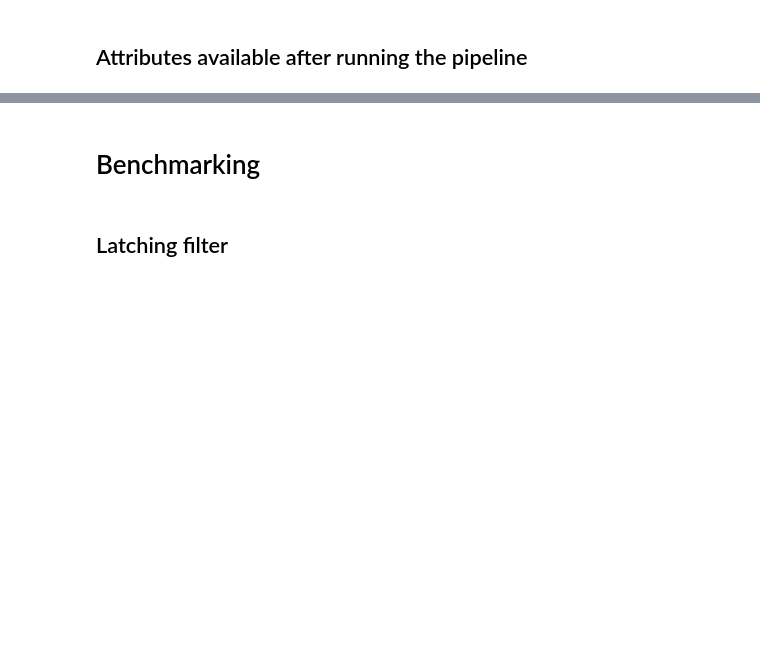
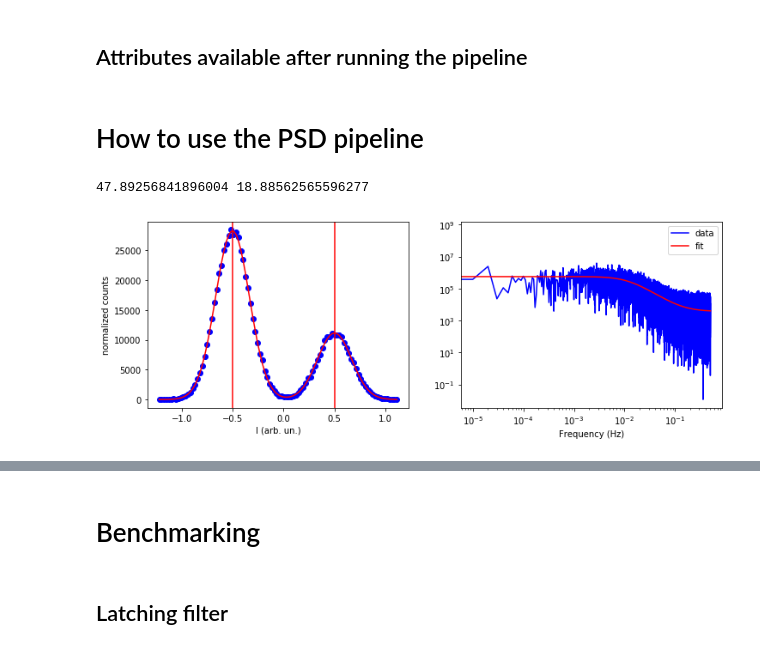
Before and after one commit to lukassplitthoff/cqed, a Jupyter notebook: templates/QuantumJumps_analysis.ipynb, the cells around one changed output, grey strips where cells are left out. Cells and saved outputs as stored; diff of their text form; code cells hidden in the pictures; blank space fills up the shorter version.

```diff
--- a/templates/QuantumJumps_analysis.ipynb
+++ b/templates/QuantumJumps_analysis.ipynb
@@ -142,3 +155,15 @@ qj.plot_analysis()
 ####
 # qj.rate_lh
 # qj.rate_hl
+# %% [markdown]
+# How to use the PSD pipeline
+# %%
+# do the PSD analysis
+qj.psd_pipeline()
+# plot the fit and processed data
+qj.plot_psd_analysis()
+# the rates rescaled to seconds are available via these attributes
+print(1./qj.rate_hl_psd, 1./qj.rate_lh_psd)
+# %% [output]
+47.89256841896004 18.88562565596277
+[figure, added]
```
Also changed, not shown: parts of 12 cells of this notebook.
